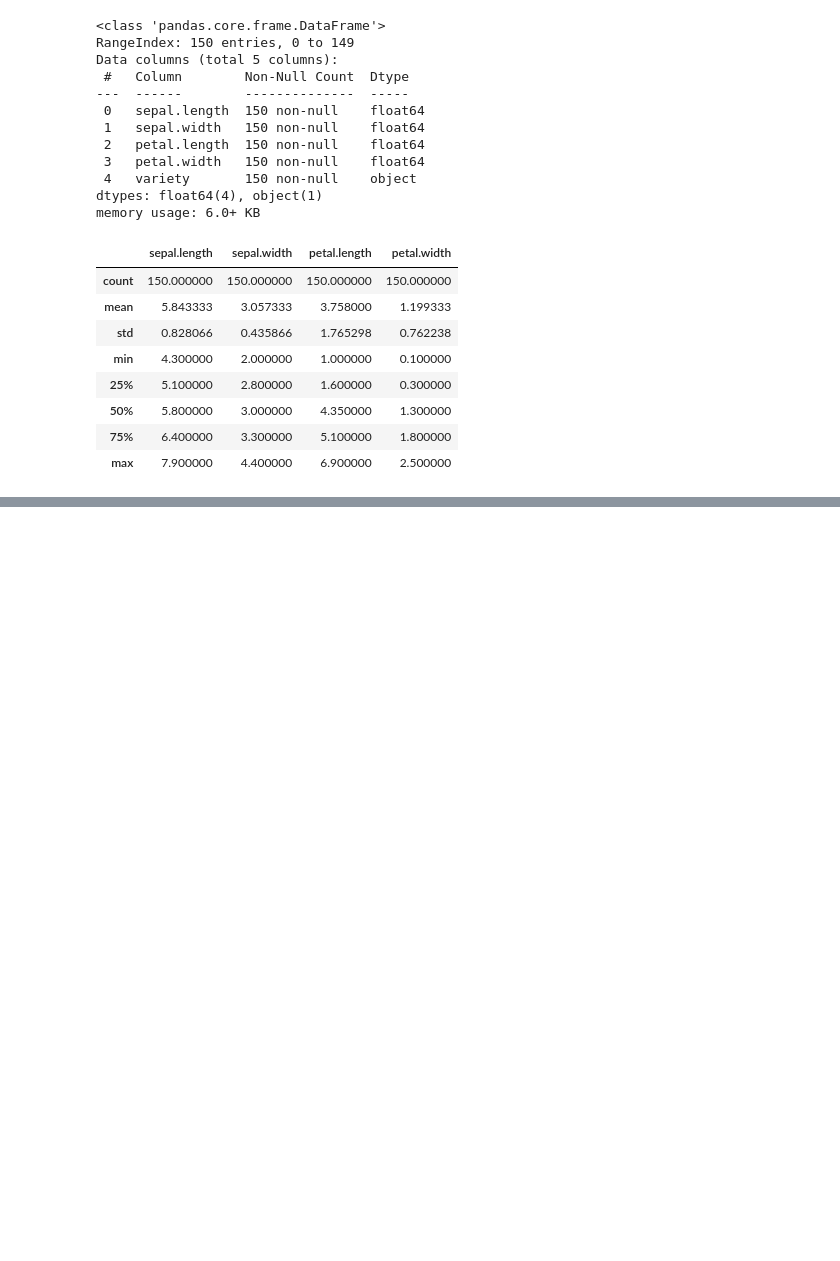
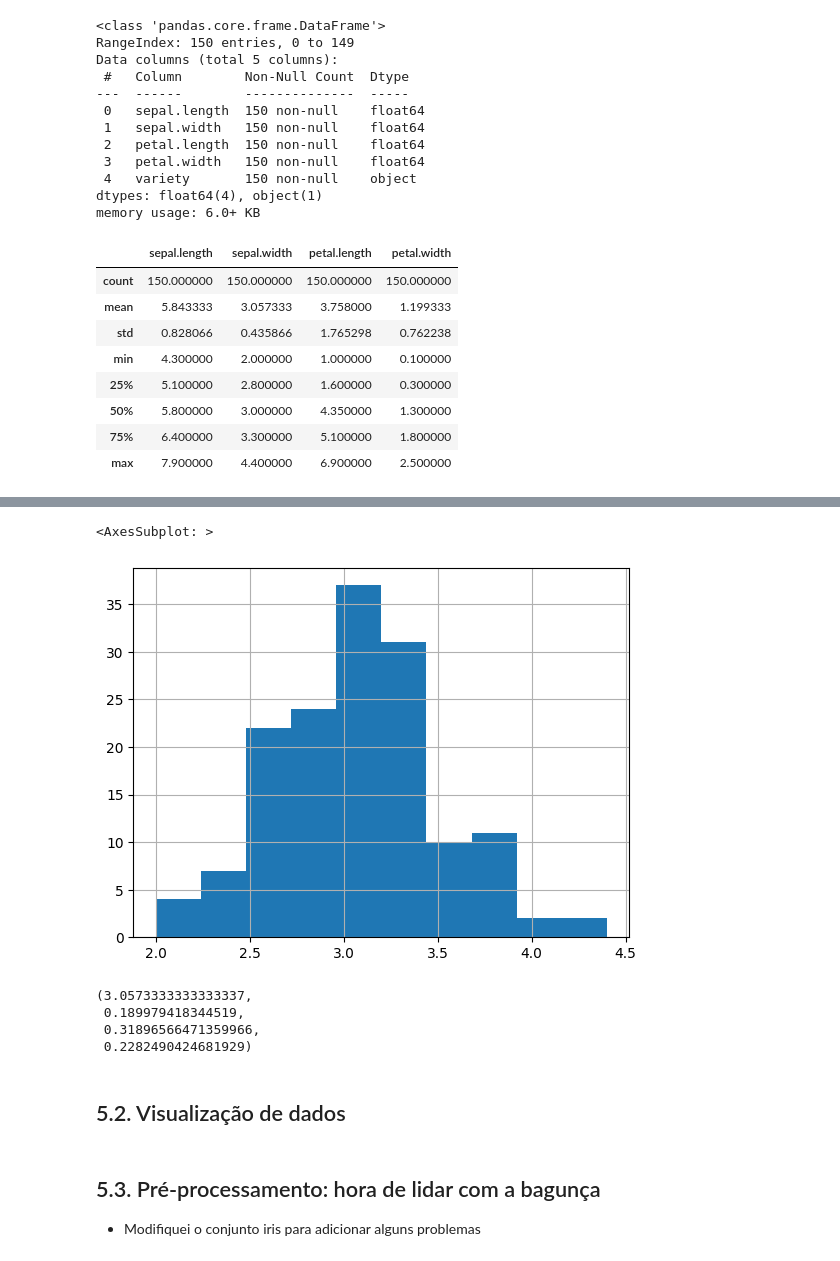
Before and after one commit to smastelini/eng-soft-ml-uel, a Jupyter notebook: aula-1.ipynb, the cells around one changed output, grey strips where cells are left out. Saved outputs shown, nothing was run; the diff lists cells and outputs as text; code cells hidden in the pictures; blank space fills up the shorter version.

```diff
--- a/aula-1.ipynb
+++ b/aula-1.ipynb
@@ -275,0 +370,16 @@ Categories (3, object): ['Setosa', 'Versicolor', 'Virginica']
+# %%
+df["sepal.width"].hist()
+# %% [output]
+<AxesSubplot: >
+[figure, added]
+# %%
+spw = df["sepal.width"]
+
+spw.mean(), spw.var(), spw.skew(), spw.kurt()
+# %% [output]
+(3.0573333333333337,
+ 0.189979418344519,
+ 0.31896566471359966,
+ 0.2282490424681929)
+# %% [markdown]
+## 5.2. Visualização de dados
@@ -275,0 +413,4 @@ Categories (3, object): ['Setosa', 'Versicolor', 'Virginica']
+# %% [markdown]
+## 5.3. Pré-processamento: hora de lidar com a bagunça
+
+- Modifiquei o conjunto iris para adicionar alguns problemas
```
Also changed, not shown: parts of 41 cells of this notebook, 3 other files.
